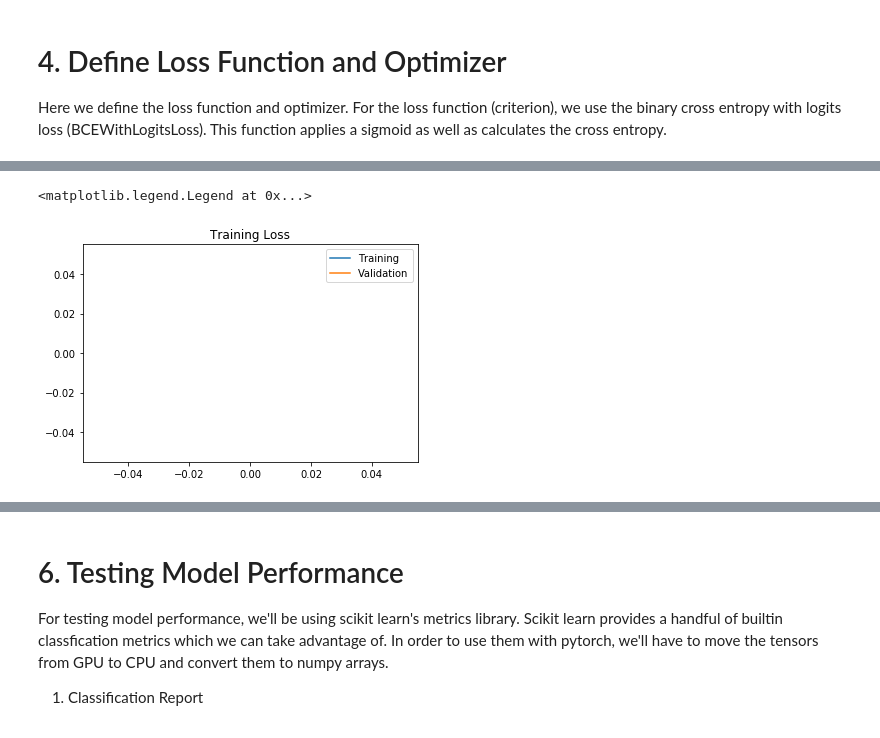
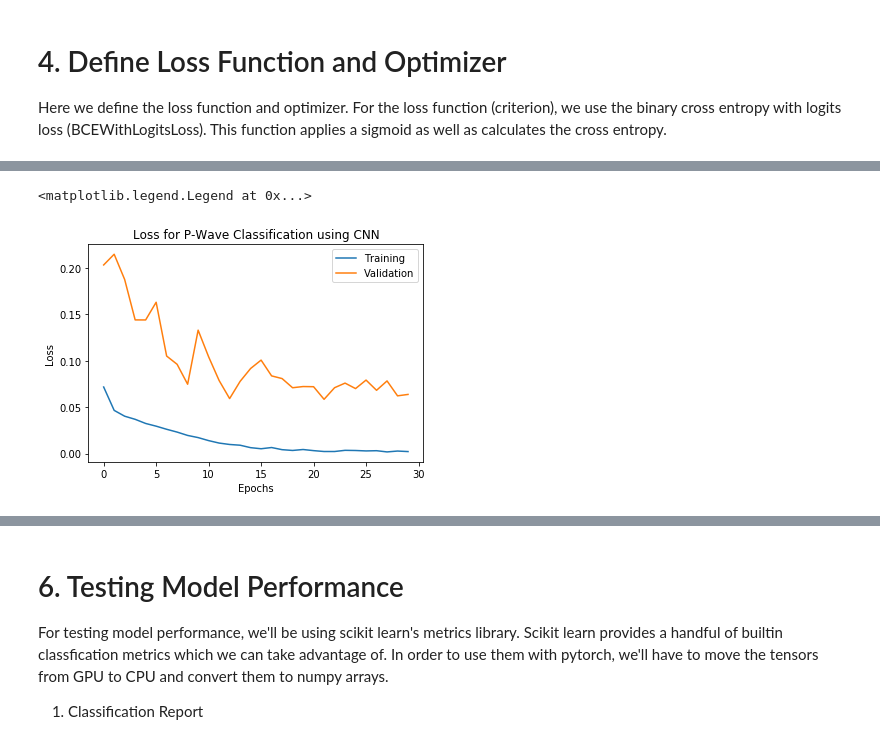
Before and after one commit to sjsu-earthquake-early-warning/P-Wave-CNN, a Jupyter notebook: notebooks/P-Wave-CNN.ipynb, the cells around one changed output, grey strips where cells are left out. Drawn from its saved outputs; the diff is of its cells as text; code cells hidden in the pictures.

```diff
--- a/notebooks/P-Wave-CNN.ipynb
+++ b/notebooks/P-Wave-CNN.ipynb
@@ -75,8 +77,8 @@ from lib.utils import split_trainset
 batch_size = 500
 
 train_size = 1 * 10 ** 5
-train_ratio = 0.7
-test_size = 1 * 10 ** 4
+train_ratio = 0.8
+test_size = 1 * 10 ** 6
 
 # Load test data
 train_val_data = mixdata["X"][:train_size]
@@ -150,10 +151,13 @@ mlflow.start_run()
 # %%
 %%time
 
-epochs = 10
+epochs = 30
 
 train_losses = []
 val_losses = []
+val_accuracies = []
+
+val_min = float("inf")
 
 for epoch in range(epochs):
     model.train()
@@ -165,10 +169,10 @@ for epoch in range(epochs):
         # ============================================
         if (device == "cuda"):
             batch, labels = batch.to(device), labels.to(device)
+        # Forward pass
+        output = model.forward(batch)
         # Clear gradients in optimizer
         optimizer.zero_grad()
-        # Forward pass
-        output = model.forward(batch)
         # Calculate loss
         if (device == "cuda"):
             loss = criterion(output, labels.type(torch.cuda.LongTensor).view(labels.shape, 1))
@@ -184,6 +188,9 @@ for epoch in range(epochs):
             model.eval()
             val_loss = 0
 
+            y_pred = np.array([])
+            y_true = np.array([])
+
             for batch, labels in val_loader:
                 # ============================================
                 #            VALIDATION
@@ -191,24 +198,37 @@ for epoch in range(epochs):
                 if (device == "cuda"):
                     batch, labels = batch.to(device), labels.to(device)
                 # Forward pass
-                ouput = model.forward(batch)
+                log_probs = model.forward(batch)
+                probs = torch.exp(log_probs)
+
+                top_p, top_class = probs.topk(1, dim=1)
+                y_pred = np.append(y_pred, cuda_to_numpy(top_class))
+                y_true = np.append(y_true, cuda_to_numpy(labels))
+
                 # Calculate loss
                 if (device == "cuda"):
-                    loss = criterion(output, labels.type(torch.cuda.LongTensor).view(labels.shape, 1))
+                    loss = criterion(log_probs, labels.type(torch.cuda.LongTensor).view(labels.shape, 1))
                 else:
-                    loss = criterion(output, labels.type(torch.LongTensor).view(labels.shape, 1))
+                    loss = criterion(log_probs, labels.type(torch.LongTensor).view(labels.shape, 1))
                 val_loss += loss.item()
 
     # Print epoch summary
     t_loss_avg = train_loss / len(trainloader)
     v_loss_avg = val_loss / len(val_loader)
+    accuracy = accuracy_score(y_true, y_pred)
+
+    if v_loss_avg < val_min:
+        torch.save(model.state_dict(), "./artifacts/model.pth")
+        val_min = v_loss_avg
 
     mlflow.log_metric("train_loss", t_loss_avg)
     mlflow.log_metric("val_loss", v_loss_avg)
+    mlflow.log_metric("val_accuracy", accuracy)
 
     train_losses.append(t_loss_avg)
     val_losses.append(v_loss_avg)
+    val_accuracies.append(accuracy)
 
-    print('Epoch [{:5d}/{:5d}] | train loss: {:6.4f} | validation loss: {:6.4f}'.format(
-            epoch+1, epochs, t_loss_avg, v_loss_avg))
+    print('Epoch [{:5d}/{:5d}] | train loss: {:6.4f} | validation loss: {:6.4f} | validation accuracy: {:6.4f}%'.format(
+            epoch+1, epochs, t_loss_avg, v_loss_avg, accuracy * 100))
 # %% [output]
@@ -218,11 +252,13 @@ KeyboardInterrupt:
 # %%
 # add learning curve plot
 train_loss = np.array(train_loss)
 
 plt.plot(train_losses, label="Training")
 plt.plot(val_losses, label="Validation")
-plt.title("Training Loss")
+plt.xlabel("Epochs")
+plt.ylabel("Loss")
+plt.title("Loss for P-Wave Classification using CNN")
 plt.legend()
 # %% [output]
 <matplotlib.legend.Legend at 0x...>
-[figure, old version]
+[figure, new version]
```
Also changed, not shown: parts of 11 cells of this notebook, 1 other file.
